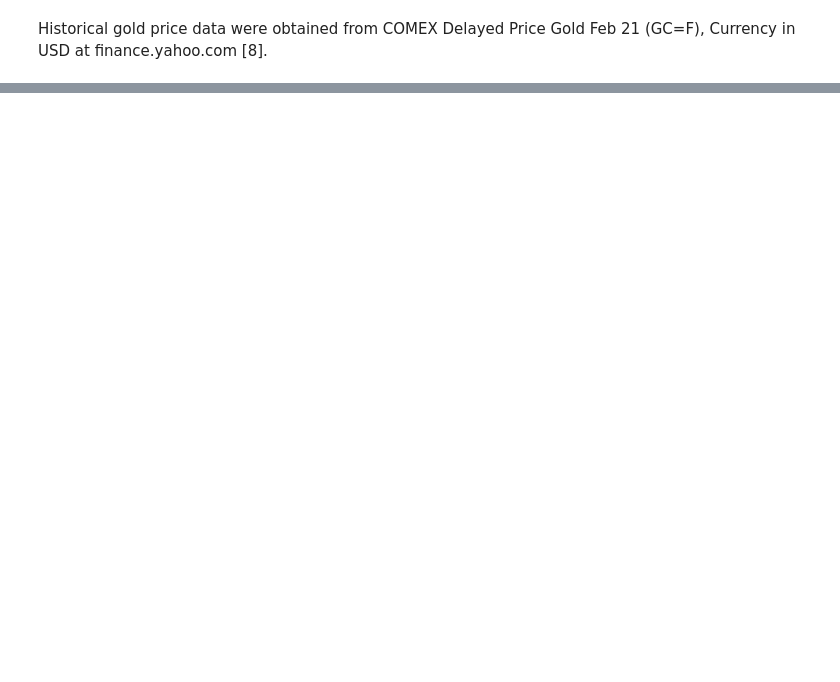
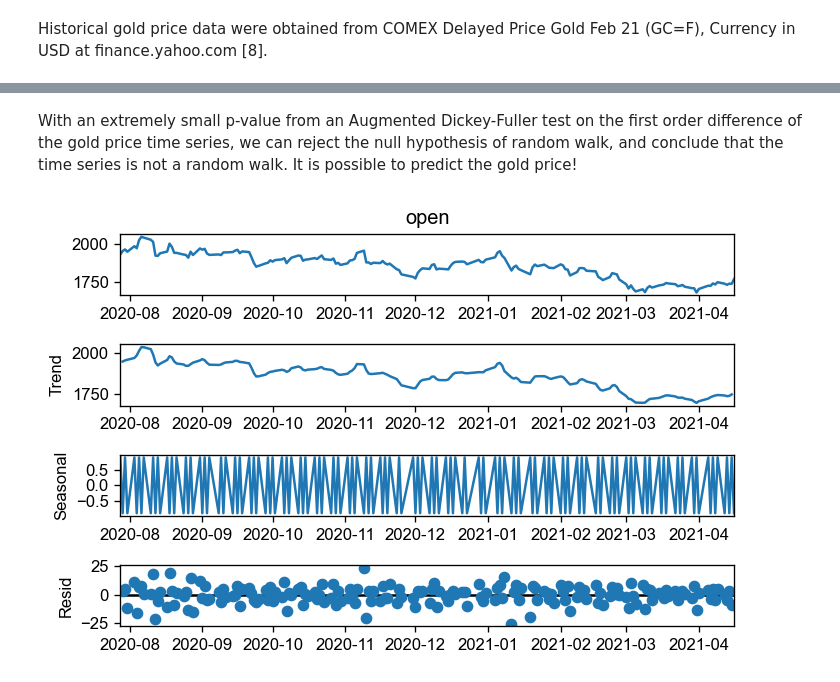
Before and after one commit to corrimare/gold, a Jupyter notebook: notebooks/gold.ipynb, the cells around one changed output, grey strips where cells are left out. Saved outputs shown, nothing was run; the diff lists cells and outputs as text; code cells hidden in the pictures; blank space fills up the shorter version.

```diff
--- a/notebooks/gold.ipynb
+++ b/notebooks/gold.ipynb
@@ -454,0 +109,10 @@ It seems that the gold price would still increase by the end of 2022 despite the
+# %% [markdown]
+With an extremely small p-value from an Augmented Dickey-Fuller test on the first order difference of the gold price time series, we can reject the null hypothesis of random walk, and conclude that the time series is not a random walk. It is possible to predict the gold price!
+# %%
+#####################################################################
+# Decompose the gold price time series for the most recent half year
+#####################################################################
+seasonal_decompose(gold['open'].iloc[-180:], model='linear', period=2).plot()
+plt.show()
+# %% [output]
+[figure, added]
```
Also changed, not shown: parts of 61 cells of this notebook.
